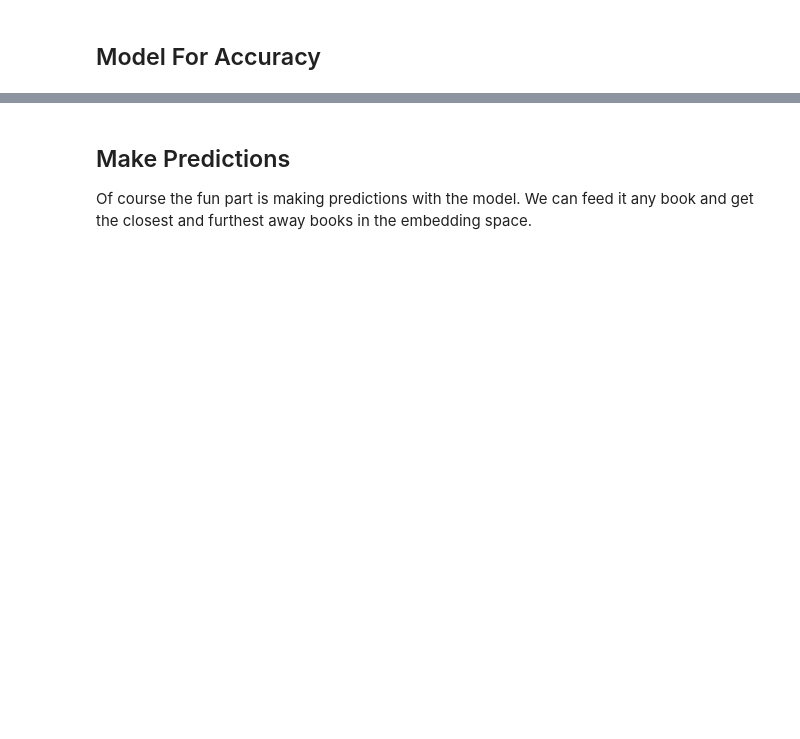
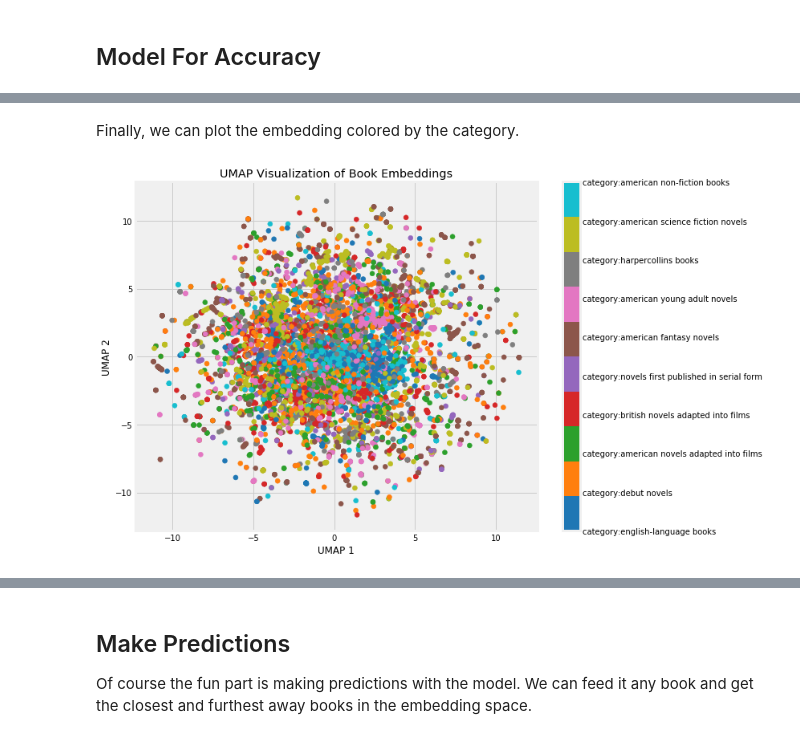
Before and after one commit to WillKoehrsen/wikipedia-data-science, a Jupyter notebook: Book Recommendation System.ipynb, the cells around one changed output, grey strips where cells are left out. Saved outputs shown, nothing was run; the diff lists cells and outputs as text; code cells hidden in the pictures; blank space fills up the shorter version.

```diff
--- a/Book Recommendation System.ipynb
+++ b/Book Recommendation System.ipynb
@@ -468,0 +681,4 @@ model.save('first_attempt_laptop.h5')
+# %%
+categories = [[link for link in book[2] if 'Category:' in link] for book in books]
+c_counts = count_items(list(chain(*categories)))
+list(c_counts.items())[:5]
@@ -468,0 +693,4 @@ model.save('first_attempt_laptop.h5')
+# %%
+c_to_include = list(c_counts.keys())[:10]
+c_to_include = [c.lower() for c in c_to_include]
+c_to_include[:5]
@@ -468,0 +705,13 @@ model.save('first_attempt_laptop.h5')
+# %%
+idx_include = []
+cs = []
+
+# Iterate through each book's categories
+for i, book_c in enumerate(categories):
+    # Iterate through books categories in the book
+    for c in book_c:
+        # If link is in c to include, record the index of book and category
+        if c.lower() in c_to_include:
+            idx_include.append(i)
+            cs.append(c.lower())
+            break
@@ -468,0 +720,3 @@ model.save('first_attempt_laptop.h5')
+# %%
+ints, cats = pd.factorize(cs)
+cats
@@ -468,0 +733,18 @@ model.save('first_attempt_laptop.h5')
+# %% [markdown]
+Finally, we can plot the embedding colored by the category.
+# %%
+plt.figure(figsize = (10, 8))
+
+# Plot embedding
+plt.scatter(book_ru[idx_include, 0], book_ru[idx_include, 1],
+            c = ints, cmap = plt.cm.tab10)
+
+# Add colorbar and appropriate labels
+cbar = plt.colorbar()
+cbar.set_ticks(list(range(10)))
+cbar.set_ticklabels(cats)
+
+
+plt.xlabel('UMAP 1'); plt.ylabel('UMAP 2'); plt.title('UMAP Visualization of Book Embeddings');
+# %% [output]
+[figure, added]
```
Also changed, not shown: parts of 99 cells of this notebook, 4 other files.
